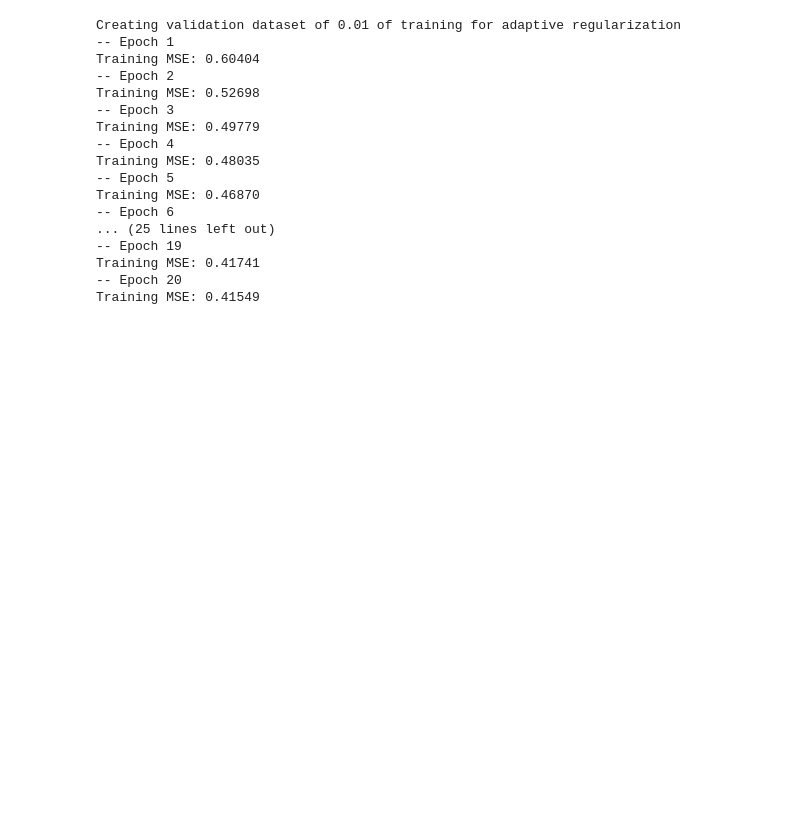
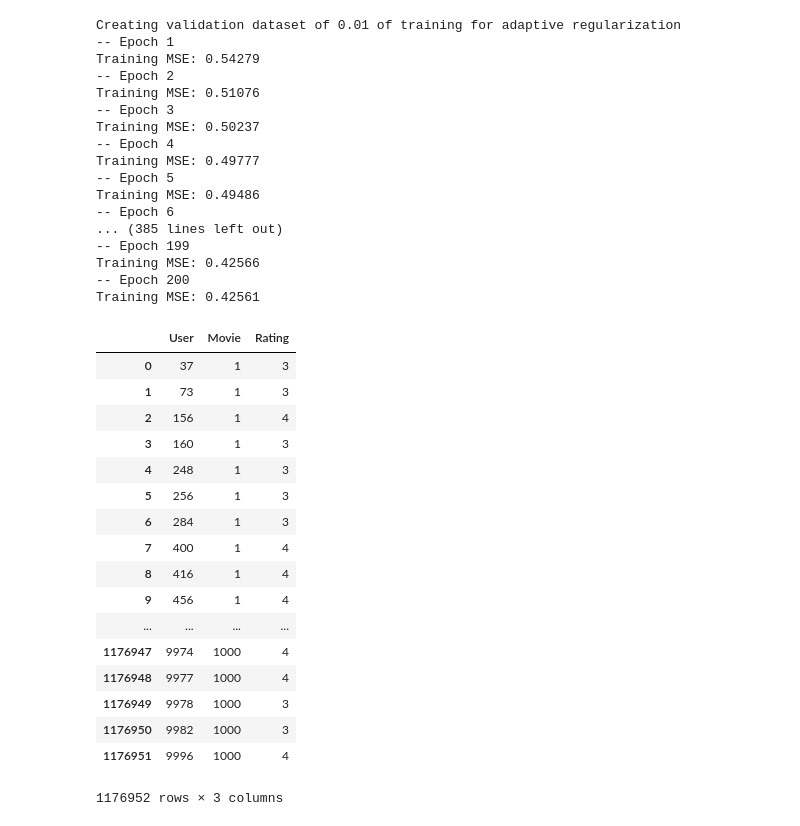
Before and after one commit to erdembocugoz/Recommender-System, a Jupyter notebook: PyFMTrain.ipynb, the cells around one changed output. Drawn from its saved outputs; the diff is of its cells as text; code cells hidden in the pictures; blank space fills up the shorter version.

```diff
--- a/PyFMTrain.ipynb
+++ b/PyFMTrain.ipynb
@@ -21,7 +26,7 @@ X_test = v.transform(test_data)
 # Hyperparameters
 
 num_factors = 20
-num_iter = 20
+num_iter = 200
 task = 'regression'
 initial_learning_rate = 0.001
 learning_rate_schedule = 'optimal'
@@ -30,29 +35,52 @@ fm = pylibfm.FM(num_factors=num_factors, num_iter=num_iter, task=task,
                     initial_learning_rate=initial_learning_rate,
                     learning_rate_schedule=learning_rate_schedule)
 # %%
-fm.fit(X_train, y_train)
+fm.fit(X_train, y_train_actual)
 # %% [output]
 Creating validation dataset of 0.01 of training for adaptive regularization
 -- Epoch 1
-Training MSE: 0.60404
+Training MSE: 0.54279
 -- Epoch 2
-Training MSE: 0.52698
+Training MSE: 0.51076
 -- Epoch 3
-Training MSE: 0.49779
+Training MSE: 0.50237
 -- Epoch 4
-Training MSE: 0.48035
+Training MSE: 0.49777
 -- Epoch 5
-Training MSE: 0.46870
+Training MSE: 0.49486
 -- Epoch 6
-... (25 lines left out)
--- Epoch 19
-Training MSE: 0.41741
--- Epoch 20
-Training MSE: 0.41549
+... (385 lines left out)
+-- Epoch 199
+Training MSE: 0.42566
+-- Epoch 200
+Training MSE: 0.42561
 # %%
 preds = fm.predict(X_test)
-df_return = test.copy()
-df_return.Rating = preds
+df_return = predict.copy()
+df_return.Rating = (np.round(preds)).astype(int)
+# %%
+df_return.Rating = (np.round(preds)).astype(int)
+# %%
+df_return
+# %% [output]
+|  | User | Movie | Rating |
+| 0 | 37 | 1 | 3 |
+| 1 | 73 | 1 | 3 |
+| 2 | 156 | 1 | 4 |
+| 3 | 160 | 1 | 3 |
+| 4 | 248 | 1 | 3 |
+| 5 | 256 | 1 | 3 |
+| 6 | 284 | 1 | 3 |
+| 7 | 400 | 1 | 4 |
+| 8 | 416 | 1 | 4 |
+| 9 | 456 | 1 | 4 |
+| ... | ... | ... | ... |
+| 1176947 | 9974 | 1000 | 4 |
+| 1176948 | 9977 | 1000 | 4 |
+| 1176949 | 9978 | 1000 | 3 |
+| 1176950 | 9982 | 1000 | 3 |
+| 1176951 | 9996 | 1000 | 4 |
+1176952 rows × 3 columns
 # %%
 from sklearn.metrics import mean_squared_error
 # %%
```
Also changed, not shown: parts of 17 cells of this notebook, 1 other file.
